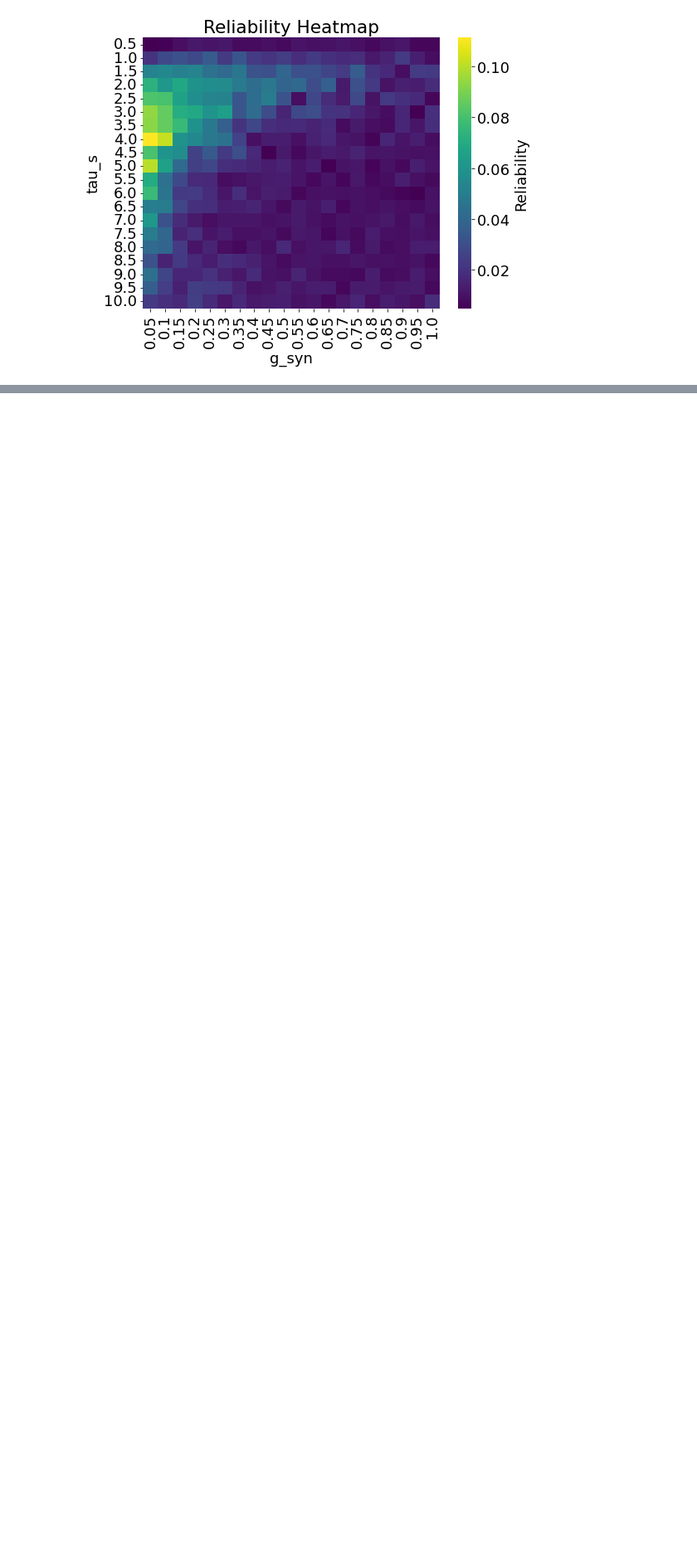
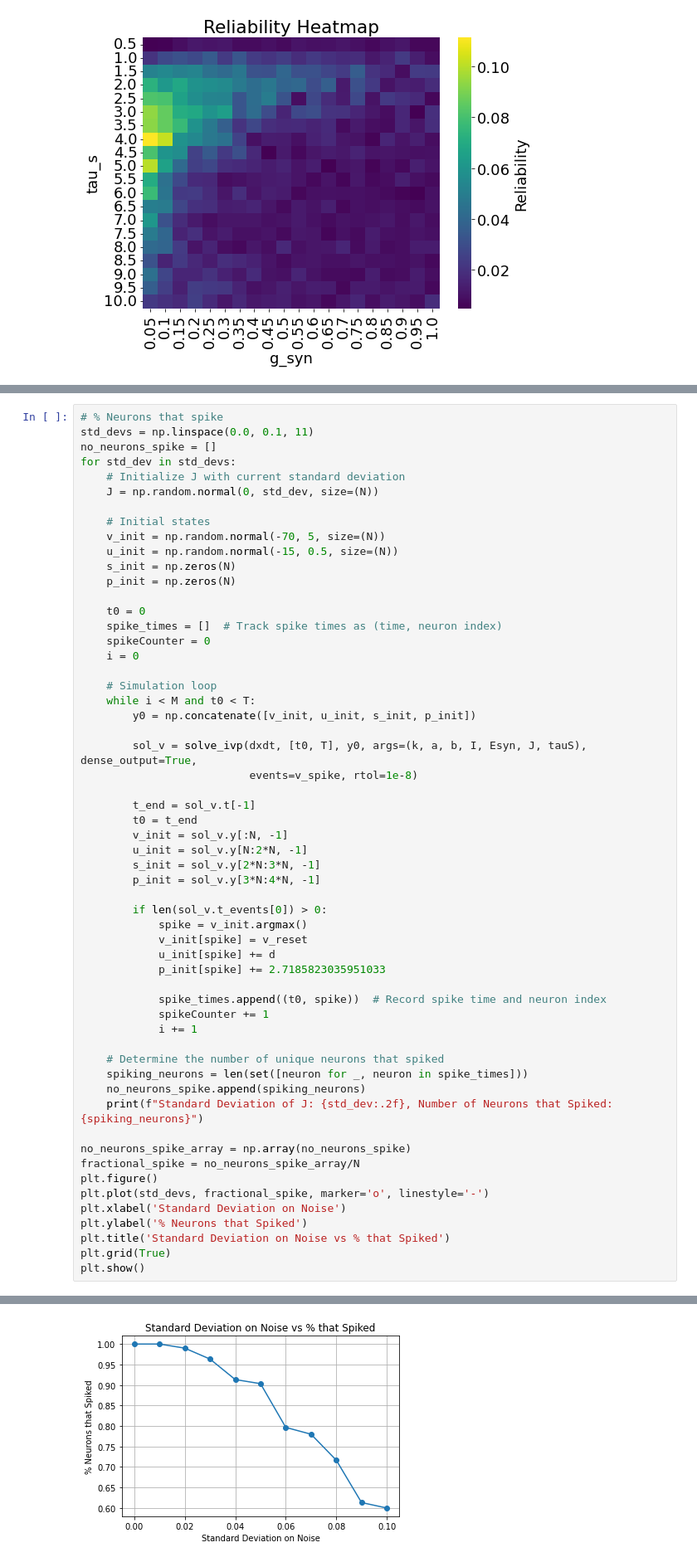
Before and after one commit to davidkelly2002/Final-Year-Project, a Jupyter notebook: Christmas Work.ipynb, the cells around one changed output, grey strips where cells are left out. Shown at 83% size. Drawn from its saved outputs; the diff is of its cells as text; blank space fills up the shorter version.

```diff
--- a/Christmas Work.ipynb
+++ b/Christmas Work.ipynb
@@ -1488,0 +1669,58 @@ print(std_devs)
+# %%
+# % Neurons that spike
+std_devs = np.linspace(0.0, 0.1, 11)
+no_neurons_spike = []
+for std_dev in std_devs:
+    # Initialize J with current standard deviation
+    J = np.random.normal(0, std_dev, size=(N))
+
+    # Initial states
+    v_init = np.random.normal(-70, 5, size=(N))
+    u_init = np.random.normal(-15, 0.5, size=(N))
+    s_init = np.zeros(N)
+    p_init = np.zeros(N)
+
+    t0 = 0
+    spike_times = []  # Track spike times as (time, neuron index)
+    spikeCounter = 0
+    i = 0
+
+    # Simulation loop
+    while i < M and t0 < T:
+        y0 = np.concatenate([v_init, u_init, s_init, p_init])
+
+        sol_v = solve_ivp(dxdt, [t0, T], y0, args=(k, a, b, I, Esyn, J, tauS), dense_output=True,
+                          events=v_spike, rtol=1e-8)
+
+        t_end = sol_v.t[-1]
+        t0 = t_end
+        v_init = sol_v.y[:N, -1]
+        u_init = sol_v.y[N:2*N, -1]
+        s_init = sol_v.y[2*N:3*N, -1]
+        p_init = sol_v.y[3*N:4*N, -1]
+
+        if len(sol_v.t_events[0]) > 0:
+            spike = v_init.argmax()
+            v_init[spike] = v_reset
+            u_init[spike] += d
+            p_init[spike] += 2.7185823035951033
+
+            spike_times.append((t0, spike))  # Record spike time and neuron index
+            spikeCounter += 1
+            i += 1
+
+    # Determine the number of unique neurons that spiked
+    spiking_neurons = len(set([neuron for _, neuron in spike_times]))
+    no_neurons_spike.append(spiking_neurons)
+    print(f"Standard Deviation of J: {std_dev:.2f}, Number of Neurons that Spiked: {spiking_neurons}")
+
+no_neurons_spike_array = np.array(no_neurons_spike)
+fractional_spike = no_neurons_spike_array/N
+plt.figure()
+plt.plot(std_devs, fractional_spike, marker='o', linestyle='-')
+plt.xlabel('Standard Deviation on Noise')
+plt.ylabel('% Neurons that Spiked')
+plt.title('Standard Deviation on Noise vs % that Spiked')
+plt.grid(True)
+plt.show()
+# %% [output]
@@ -1488,0 +1738 @@ print(std_devs)
+[figure, added]
```
Also changed, not shown: parts of 34 cells of this notebook.
